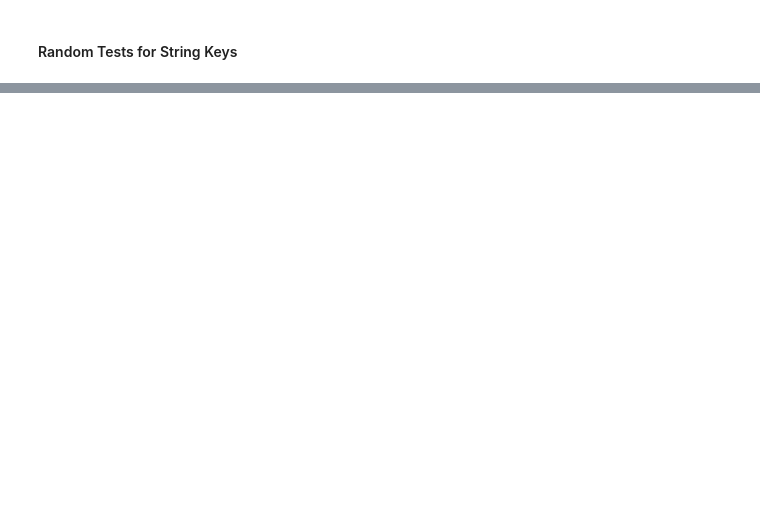
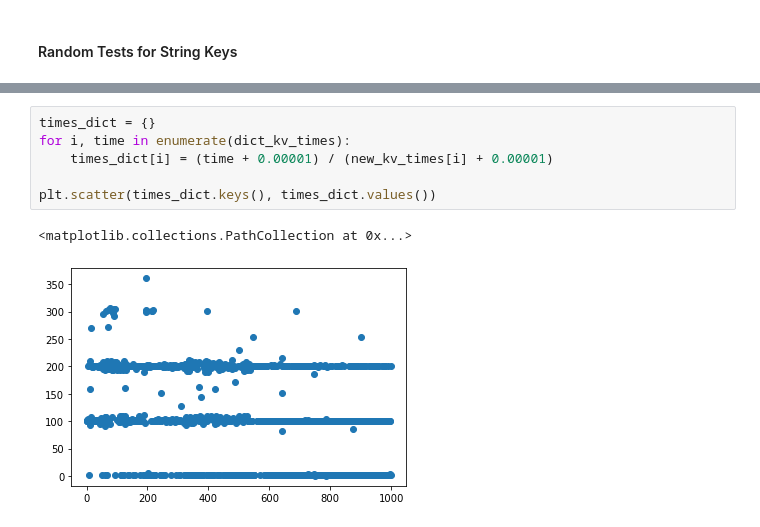
Before and after one commit to teresahanak/btree-kv-store, a Jupyter notebook: btree_kv_store_thanak_2023_01_24.ipynb, the cells around one changed output, grey strips where cells are left out. Cells and saved outputs as stored; diff of their text form; blank space fills up the shorter version.

```diff
--- a/btree_kv_store_thanak_2023_01_24.ipynb
+++ b/btree_kv_store_thanak_2023_01_24.ipynb
@@ -327,0 +414,9 @@ plt.plot(dict_kv_times)
+# %%
+times_dict = {}
+for i, time in enumerate(dict_kv_times):
+    times_dict[i] = (time + 0.00001) / (new_kv_times[i] + 0.00001)
+
+plt.scatter(times_dict.keys(), times_dict.values())
+# %% [output]
+<matplotlib.collections.PathCollection at 0x...>
+[figure, added]
```
Also changed, not shown: parts of 8 cells of this notebook, 2 other files.
